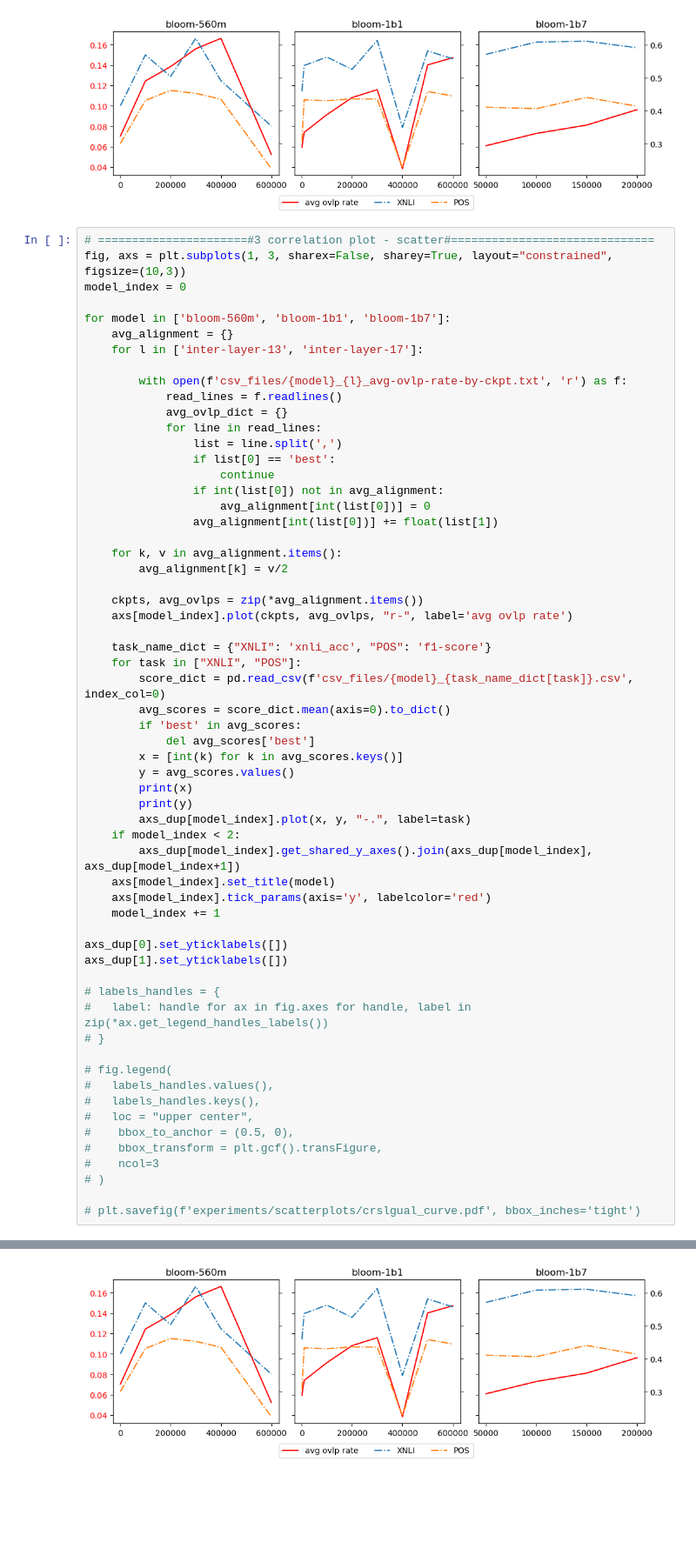
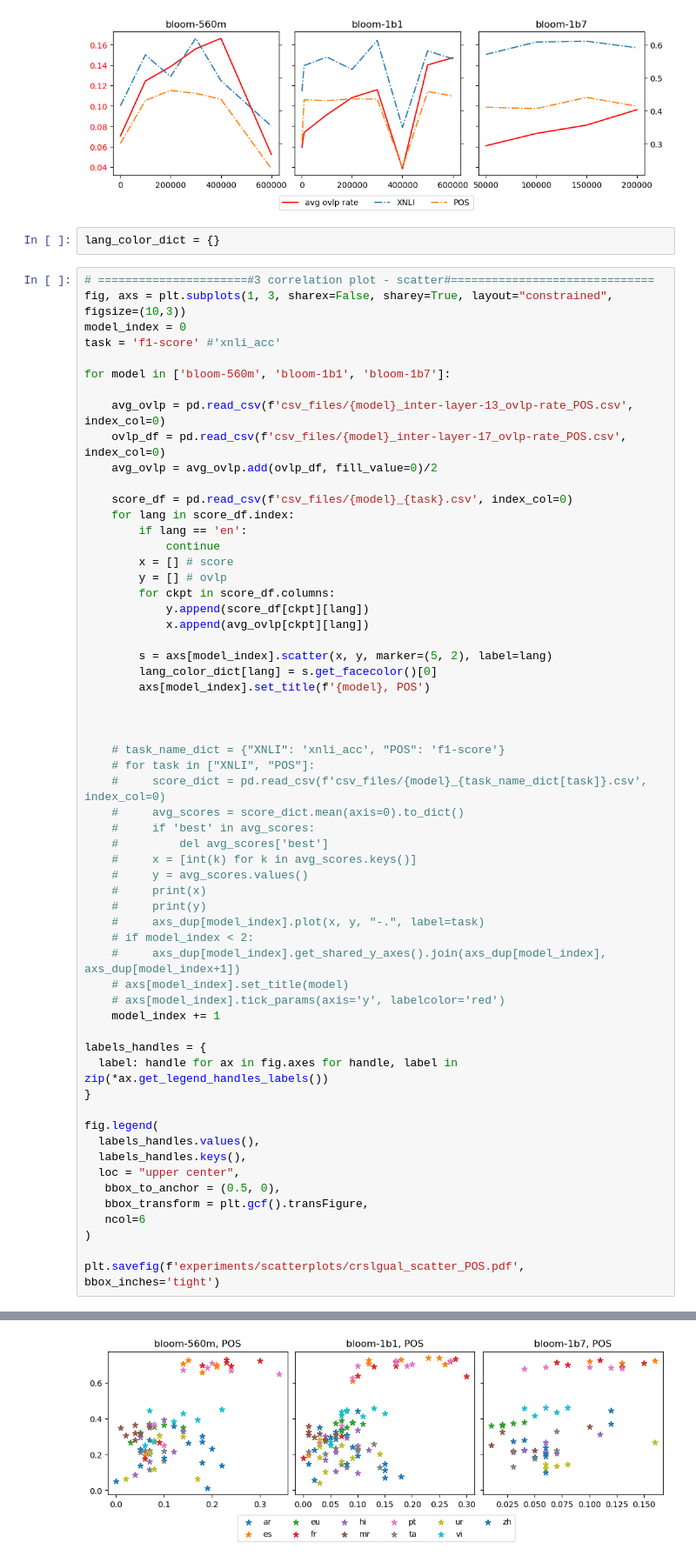
Before and after one commit to ErikaaWang/multilingual-typology-probing, a Jupyter notebook: scatter_plot_ovlp.ipynb, the cells around one changed output, grey strips where cells are left out. Shown at 87% size. Saved outputs shown, nothing was run; the diff lists cells and outputs as text; blank space fills up the shorter version.

Commit message:
plot added

```diff
--- a/scatter_plot_ovlp.ipynb
+++ b/scatter_plot_ovlp.ipynb
@@ -165,64 +165,65 @@ dict_values([0.5707584830339322, 0.6082335329341317, 0.6108033932135728, 0.59104
 [50000, 100000, 150000, 200000]
 dict_values([0.41031836334686256, 0.40591180655950665, 0.4400413009499986, 0.4133608046558986])
 [figure]
+# %%
+lang_color_dict = {}
 # %%
 # ======================#3 correlation plot - scatter#==============================
 fig, axs = plt.subplots(1, 3, sharex=False, sharey=True, layout="constrained", figsize=(10,3))
 model_index = 0
+task = 'f1-score' #'xnli_acc'
 
 for model in ['bloom-560m', 'bloom-1b1', 'bloom-1b7']:
-    avg_alignment = {}
-    for l in ['inter-layer-13', 'inter-layer-17']:
 
-        with open(f'csv_files/{model}_{l}_avg-ovlp-rate-by-ckpt.txt', 'r') as f:
-            read_lines = f.readlines()
-            avg_ovlp_dict = {}
-            for line in read_lines:
-                list = line.split(',')
-                if list[0] == 'best':
-                    continue
-                if int(list[0]) not in avg_alignment:
-                    avg_alignment[int(list[0])] = 0
-                avg_alignment[int(list[0])] += float(list[1])
+    avg_ovlp = pd.read_csv(f'csv_files/{model}_inter-layer-13_ovlp-rate_POS.csv', index_col=0)
+    ovlp_df = pd.read_csv(f'csv_files/{model}_inter-layer-17_ovlp-rate_POS.csv', index_col=0)
+    avg_ovlp = avg_ovlp.add(ovlp_df, fill_value=0)/2
 
-    for k, v in avg_alignment.items():
-        avg_alignment[k] = v/2
+    score_df = pd.read_csv(f'csv_files/{model}_{task}.csv', index_col=0)
+    for lang in score_df.index:
+        if lang == 'en':
+            continue
+        x = [] # score
+        y = [] # ovlp
+        for ckpt in score_df.columns:
+            y.append(score_df[ckpt][lang])
+            x.append(avg_ovlp[ckpt][lang])
 
-    ckpts, avg_ovlps = zip(*avg_alignment.items())
-    axs[model_index].plot(ckpts, avg_ovlps, "r-", label='avg ovlp rate')
+        s = axs[model_index].scatter(x, y, marker=(5, 2), label=lang)
+        lang_color_dict[lang] = s.get_facecolor()[0]
+        axs[model_index].set_title(f'{model}, POS')
 
-    task_name_dict = {"XNLI": 'xnli_acc', "POS": 'f1-score'}
-    for task in ["XNLI", "POS"]:
-        score_dict = pd.read_csv(f'csv_files/{model}_{task_name_dict[task]}.csv', index_col=0)
-        avg_scores = score_dict.mean(axis=0).to_dict()
-        if 'best' in avg_scores:
-            del avg_scores['best']
-        x = [int(k) for k in avg_scores.keys()]
-        y = avg_scores.values()
-        print(x)
-        print(y)
-        axs_dup[model_index].plot(x, y, "-.", label=task)
-    if model_index < 2:
-        axs_dup[model_index].get_shared_y_axes().join(axs_dup[model_index], axs_dup[model_index+1])
-    axs[model_index].set_title(model)
-    axs[model_index].tick_params(axis='y', labelcolor='red')
+
+
+    # task_name_dict = {"XNLI": 'xnli_acc', "POS": 'f1-score'}
+    # for task in ["XNLI", "POS"]:
+    #     score_dict = pd.read_csv(f'csv_files/{model}_{task_name_dict[task]}.csv', index_col=0)
+    #     avg_scores = score_dict.mean(axis=0).to_dict()
+    #     if 'best' in avg_scores:
+    #         del avg_scores['best']
+    #     x = [int(k) for k in avg_scores.keys()]
+    #     y = avg_scores.values()
+    #     print(x)
+    #     print(y)
+    #     axs_dup[model_index].plot(x, y, "-.", label=task)
+    # if model_index < 2:
+    #     axs_dup[model_index].get_shared_y_axes().join(axs_dup[model_index], axs_dup[model_index+1])
+    # axs[model_index].set_title(model)
+    # axs[model_index].tick_params(axis='y', labelcolor='red')
     model_index += 1
 
-axs_dup[0].set_yticklabels([])
-axs_dup[1].set_yticklabels([])
+labels_handles = {
+  label: handle for ax in fig.axes for handle, label in zip(*ax.get_legend_handles_labels())
+}
 
-# labels_handles = {
-#   label: handle for ax in fig.axes for handle, label in zip(*ax.get_legend_handles_labels())
-# }
+fig.legend(
+  labels_handles.values(),
+  labels_handles.keys(),
+  loc = "upper center",
+   bbox_to_anchor = (0.5, 0),
+   bbox_transform = plt.gcf().transFigure,
+   ncol=6
+)
 
-# fig.legend(
-#   labels_handles.values(),
-#   labels_handles.keys(),
-#   loc = "upper center",
-#    bbox_to_anchor = (0.5, 0),
-#    bbox_transform = plt.gcf().transFigure,
-#    ncol=3
-# )
-
-# plt.savefig(f'experiments/scatterplots/crslgual_curve.pdf', bbox_inches='tight')
+plt.savefig(f'experiments/scatterplots/crslgual_scatter_POS.pdf', bbox_inches='tight')
 # %% [output]
@@ -241 +230 @@ dict_values([0.41031836334686256, 0.40591180655950665, 0.4400413009499986, 0.413
-[figure, old version]
+[figure, new version]
```
Also changed, not shown: parts of 3 cells of this notebook, 2 other files.
